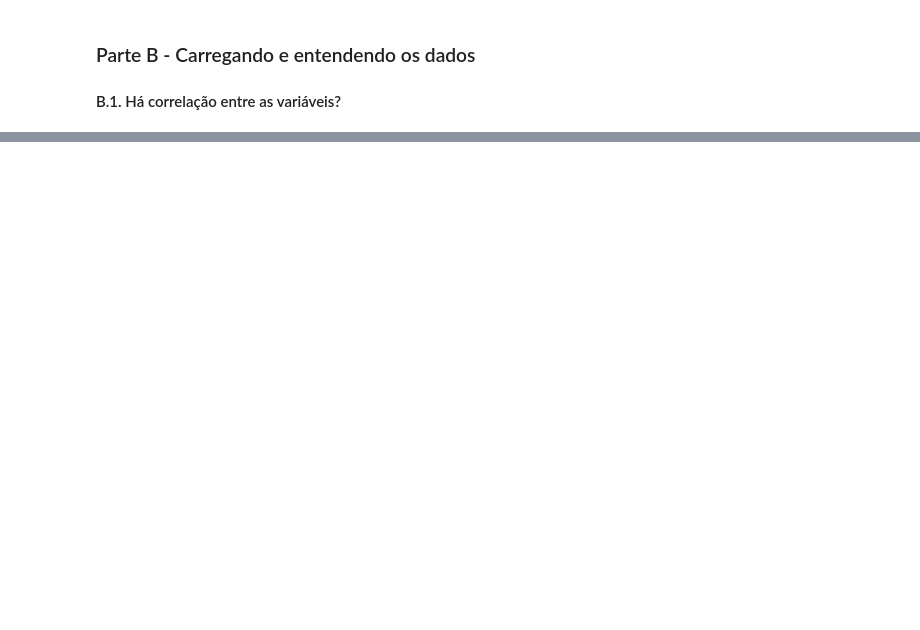
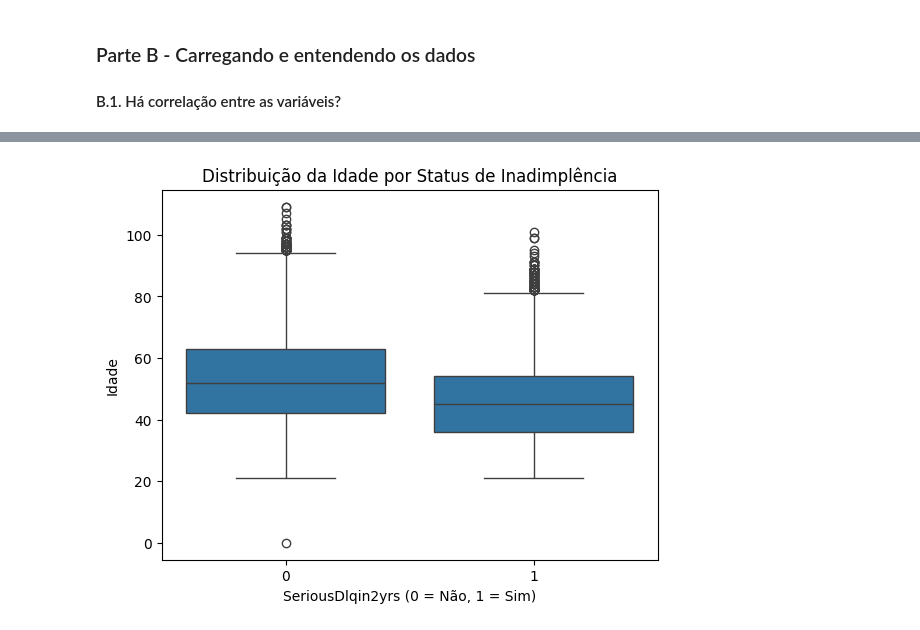
Before and after one commit to magalhaestiago/credit-risk-analysis-and-prediction, a Jupyter notebook: Credit Risk Analysis and Prediction.ipynb, the cells around one changed output, grey strips where cells are left out. Cells and saved outputs as stored; diff of their text form; code cells hidden in the pictures; blank space fills up the shorter version.

```diff
--- a/Credit Risk Analysis and Prediction.ipynb
+++ b/Credit Risk Analysis and Prediction.ipynb
@@ -138,0 +191,8 @@ Name: count, dtype: int64
+# %%
+sns.boxplot(x="SeriousDlqin2yrs", y="age", data=df)
+plt.title("Distribuição da Idade por Status de Inadimplência")
+plt.xlabel("SeriousDlqin2yrs (0 = Não, 1 = Sim)")
+plt.ylabel("Idade")
+plt.show()
+# %% [output]
+[figure, added]
```
Also changed, not shown: parts of 17 cells of this notebook, 1 other file.
